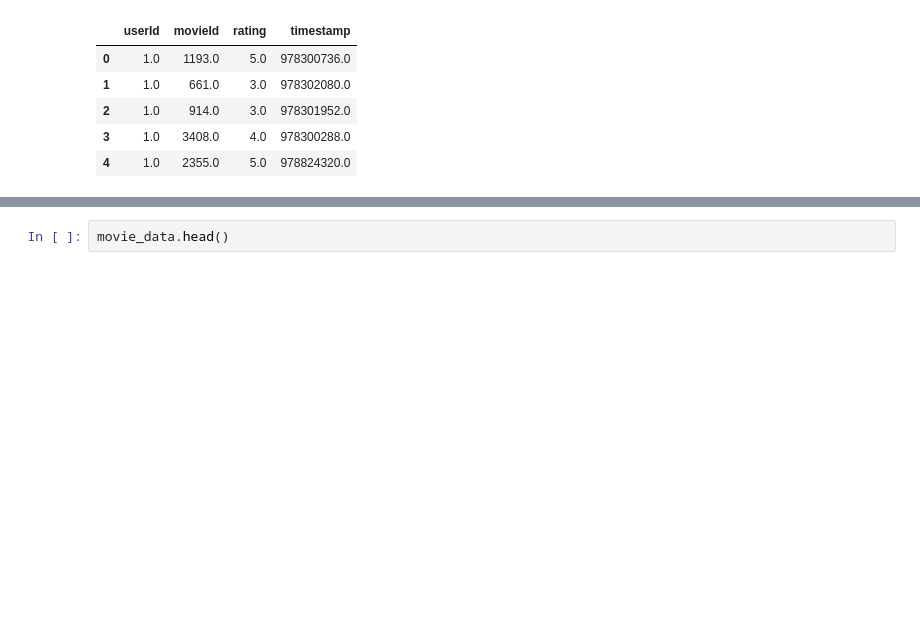
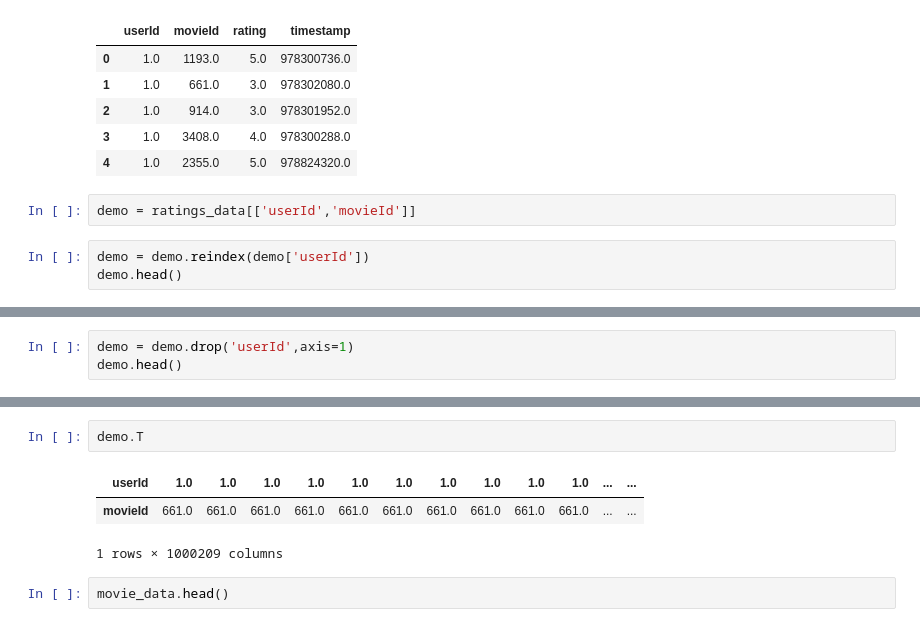
Before and after one commit to bhparijat/Recommendation-system-Pyspark, a Jupyter notebook: Recommendation System.ipynb, the cells around one changed output, grey strips where cells are left out. Cells and saved outputs as stored; diff of their text form; blank space fills up the shorter version.

```diff
--- a/Recommendation System.ipynb
+++ b/Recommendation System.ipynb
@@ -25,3 +32,8 @@ ratings_data.head()
 | 2 | 1.0 | 914.0 | 3.0 | 978301952.0 |
 | 3 | 1.0 | 3408.0 | 4.0 | 978300288.0 |
 | 4 | 1.0 | 2355.0 | 5.0 | 978824320.0 |
+# %%
+demo = ratings_data[['userId','movieId']]
+# %%
+demo = demo.reindex(demo['userId'])
+demo.head()
@@ -27,0 +48,3 @@ ratings_data.head()
+# %%
+demo = demo.drop('userId',axis=1)
+demo.head()
@@ -28,3 +59,9 @@ ratings_data.head()
+# %%
+demo.T
+# %% [output]
+| userId | 1.0 | 1.0 | 1.0 | 1.0 | 1.0 | 1.0 | 1.0 | 1.0 | 1.0 | 1.0 | ... | ... |
+| movieId | 661.0 | 661.0 | 661.0 | 661.0 | 661.0 | 661.0 | 661.0 | 661.0 | 661.0 | 661.0 | ... | ... |
+1 rows × 1000209 columns
 # %%
 movie_data.head()
 # %% [output]
```
Also changed, not shown: parts of 41 cells of this notebook.
